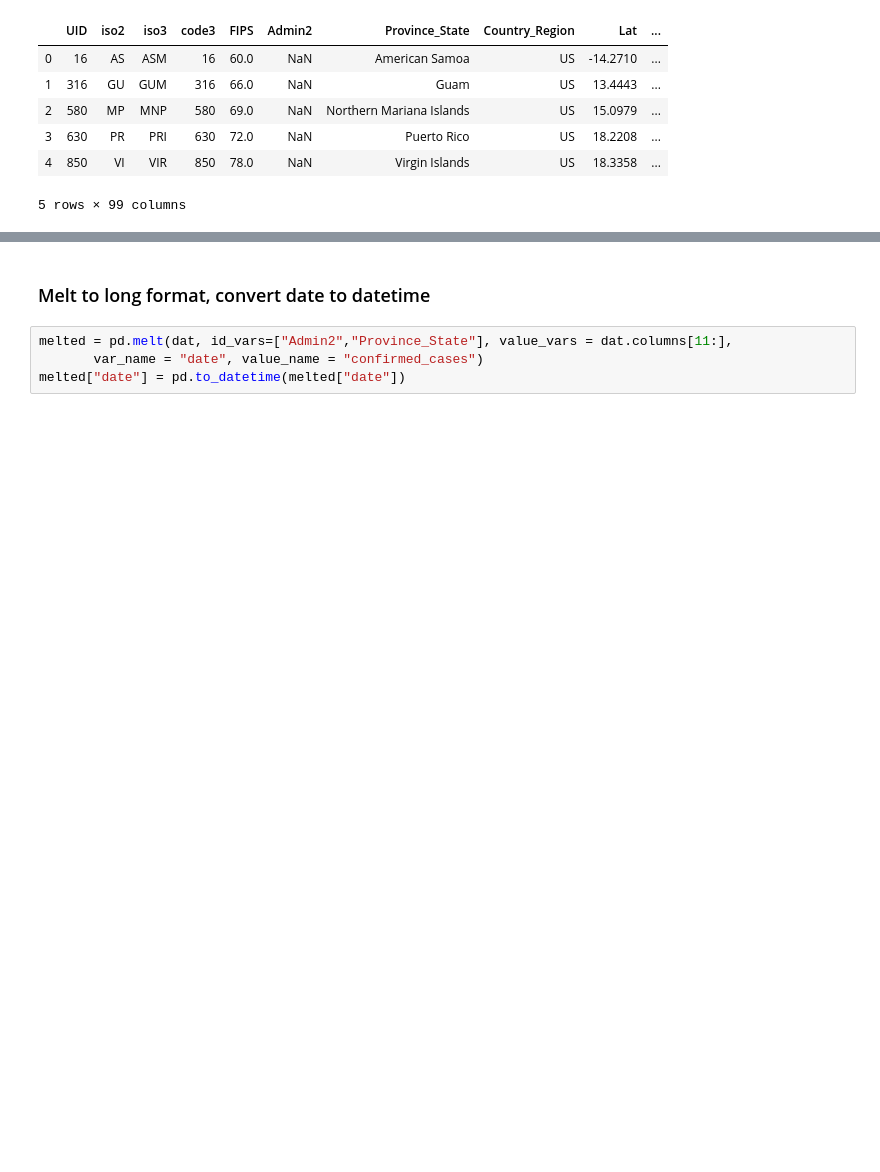
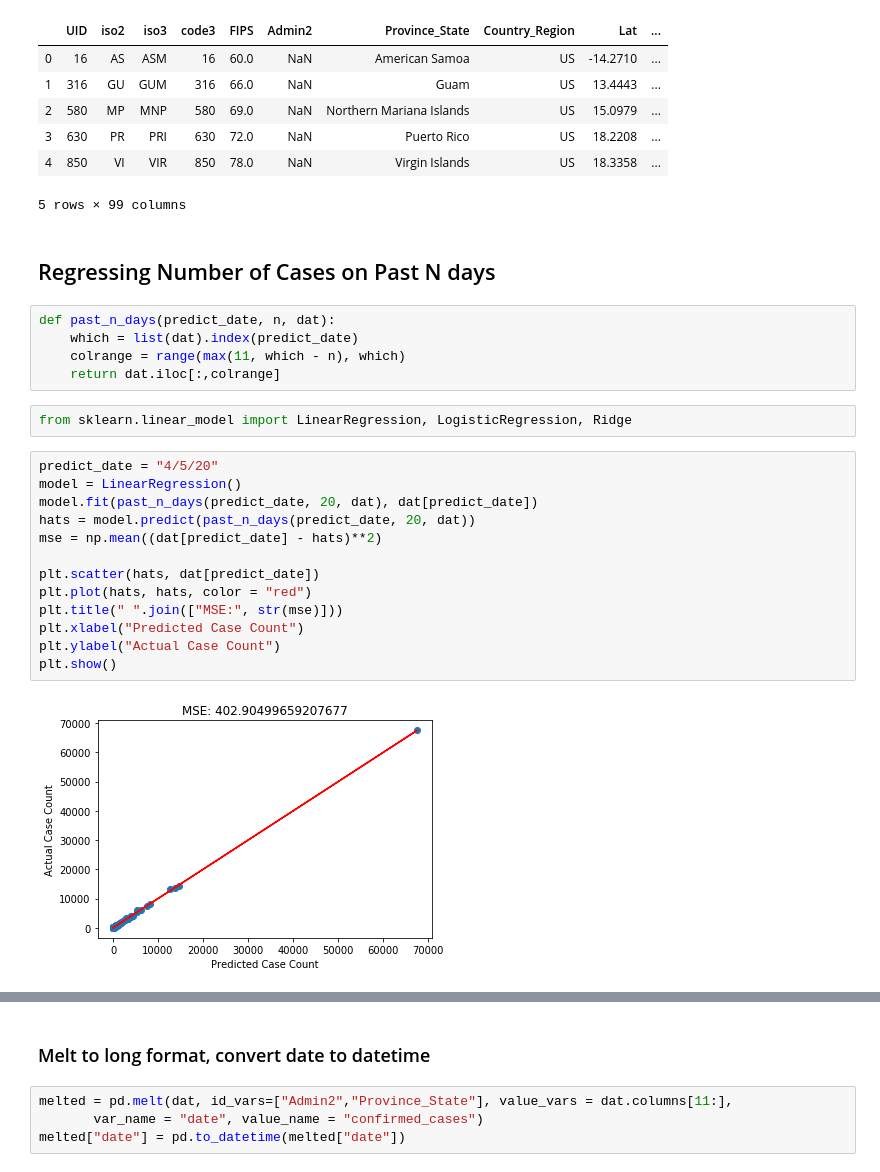
Before and after one commit to kvah/ds100covid19, a Jupyter notebook: pca.ipynb, the cells around one changed output, grey strips where cells are left out. Cells and saved outputs as stored; diff of their text form; blank space fills up the shorter version.

Commit message:
add regress on previous n days

```diff
--- a/pca.ipynb
+++ b/pca.ipynb
@@ -16,3 +16,27 @@ dat.head()
 | 3 | 630 | PR | PRI | 630 | 72.0 | NaN | Puerto Rico | US | 18.2208 | ... |
 | 4 | 850 | VI | VIR | 850 | 78.0 | NaN | Virgin Islands | US | 18.3358 | ... |
 5 rows × 99 columns
+# %% [markdown]
+## Regressing Number of Cases on Past N days
+# %%
+def past_n_days(predict_date, n, dat):
+    which = list(dat).index(predict_date)
+    colrange = range(max(11, which - n), which)
+    return dat.iloc[:,colrange]
+# %%
+from sklearn.linear_model import LinearRegression, LogisticRegression, Ridge
+# %%
+predict_date = "4/5/20"
+model = LinearRegression()
+model.fit(past_n_days(predict_date, 20, dat), dat[predict_date])
+hats = model.predict(past_n_days(predict_date, 20, dat))
+mse = np.mean((dat[predict_date] - hats)**2)
+
+plt.scatter(hats, dat[predict_date])
+plt.plot(hats, hats, color = "red")
+plt.title(" ".join(["MSE:", str(mse)]))
+plt.xlabel("Predicted Case Count")
+plt.ylabel("Actual Case Count")
+plt.show()
+# %% [output]
+[figure, added]
```
Also changed, not shown: parts of 18 cells of this notebook.
